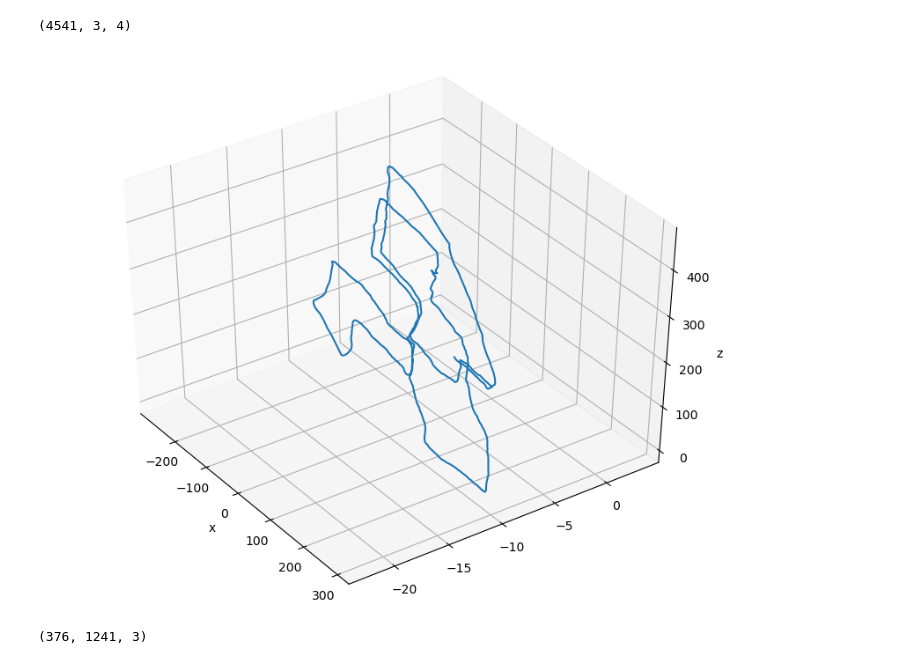
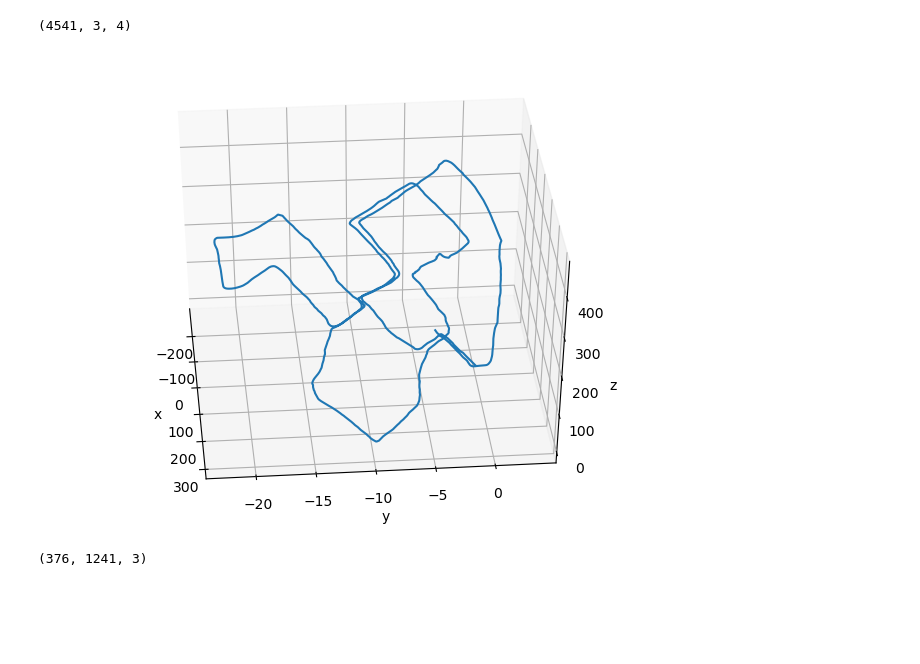
Before and after one commit to DizkiBorsuk/VisualSlam, a Jupyter notebook: VO/visual_odom.ipynb, the cells around one changed output. Cells and saved outputs as stored; diff of their text form; code cells hidden in the pictures; blank space fills up the shorter version.

```diff
--- a/VO/visual_odom.ipynb
+++ b/VO/visual_odom.ipynb
@@ -35,14 +35,14 @@ print(gt_poses.shape)
 # %%
 from mpl_toolkits.mplot3d import Axes3D
 
-ax = plt.figure(figsize=(10,8)).add_subplot(111, projection='3d')
+ax = plt.figure(figsize=(8,6)).add_subplot(111, projection='3d')
 ax.plot(gt_poses[:,:,3][:,0], gt_poses[:,:,3][:,1], gt_poses[:,:,3][:,2])
 ax.set_xlabel("x")
 ax.set_zlabel("z")
 ax.set_ylabel("y")
-ax.view_init(elev=40., azim=-35)
+ax.view_init(elev=40., azim=-5)
 # %% [output]
-[figure, old version]
+[figure, new version]
 # %%
 test_img = cv.imread('../KITTY_DATASET/sequences/00/image_0/000000.png') #image_0 is left camera and image_1 is right camera
 print(test_img.shape)
```
Also changed, not shown: parts of 1 cell of this notebook.
